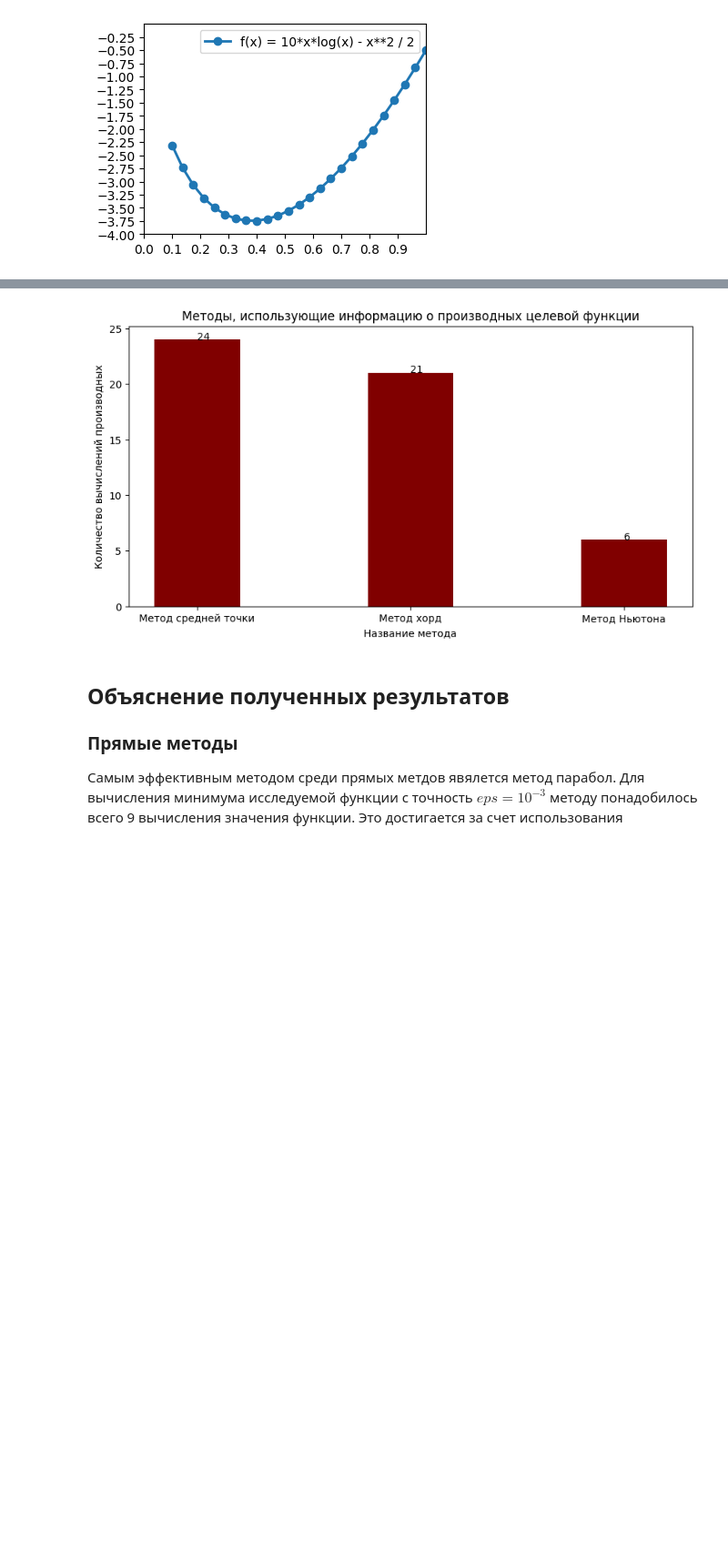
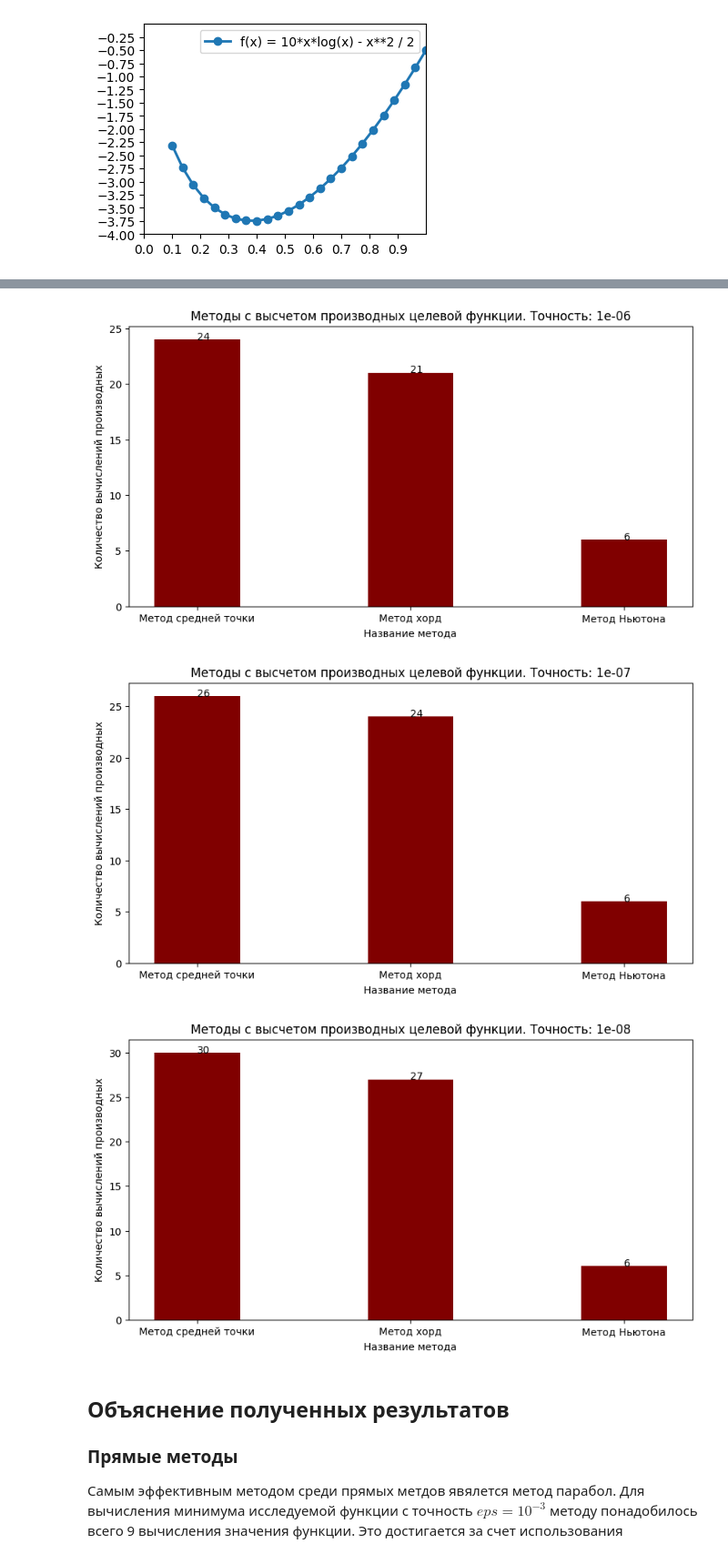
Before and after one commit to niceguy135/optimization_labs, a Jupyter notebook: Lab1.ipynb, the cells around one changed output, grey strips where cells are left out. Shown: that part at 91% size. Saved outputs shown, nothing was run; the diff lists cells and outputs as text; code cells hidden in the pictures; blank space fills up the shorter version.

```diff
--- a/Lab1.ipynb
+++ b/Lab1.ipynb
@@ -436,30 +434,31 @@ KeyboardInterrupt:
 # %%
-research_eps = 10e-7
+for research_eps in [10e-7, 10e-8, 10e-9]:
+        # creating the dataset
+        data = {
+        "Метод средней точки": middle_dot(research_function, left_bound, right_bound, research_eps)[2],
+        "Метод хорд": chord_method(research_function, left_bound, right_bound, research_eps)[2],
+        "Метод Ньютона": newton_method(research_function, left_bound, right_bound, research_eps)[2],
+        }
+        method_name = list(data.keys())
+        values = list(data.values())
 
-# creating the dataset
-data = {
-    "Метод средней точки": middle_dot(research_function, left_bound, right_bound, research_eps)[2],
-    "Метод хорд": chord_method(research_function, left_bound, right_bound, research_eps)[2],
-    "Метод Ньютона": newton_method(research_function, left_bound, right_bound, research_eps)[2],
-}
-method_name = list(data.keys())
-values = list(data.values())
+        fig = plt.figure(figsize = (10, 5))
 
-fig = plt.figure(figsize = (10, 5))
+        # creating the bar plot
+        plt.bar(method_name, values, color ='maroon',
+                width = 0.4)
 
-# creating the bar plot
-plt.bar(method_name, values, color ='maroon',
-        width = 0.4)
+        for i in range(len(method_name)):
+                plt.text(i,values[i],values[i])
 
-for i in range(len(method_name)):
-        plt.text(i,values[i],values[i])
-
-plt.xlabel("Название метода")
-plt.ylabel("Количество вычислений производных")
-plt.title('Методы, использующие информацию о производных целевой функции')
-plt.show()
+        plt.xlabel("Название метода")
+        plt.ylabel("Количество вычислений производных")
+        plt.title(f'Методы c высчетом производных целевой функции. Точность: {research_eps}')
+        plt.show()
 # %% [output]
-[figure, old version]
+[figure, new version]
+[figure, added]
+[figure, added]
 # %% [markdown]
 ## Объяснение полученных результатов
 
```
Also changed, not shown: parts of 11 cells of this notebook.
